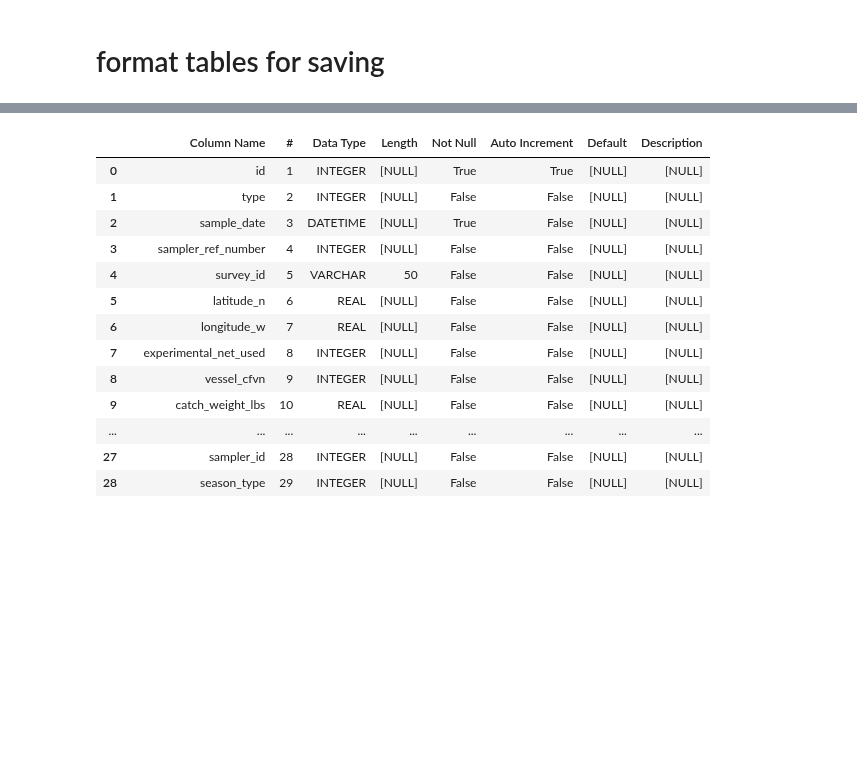
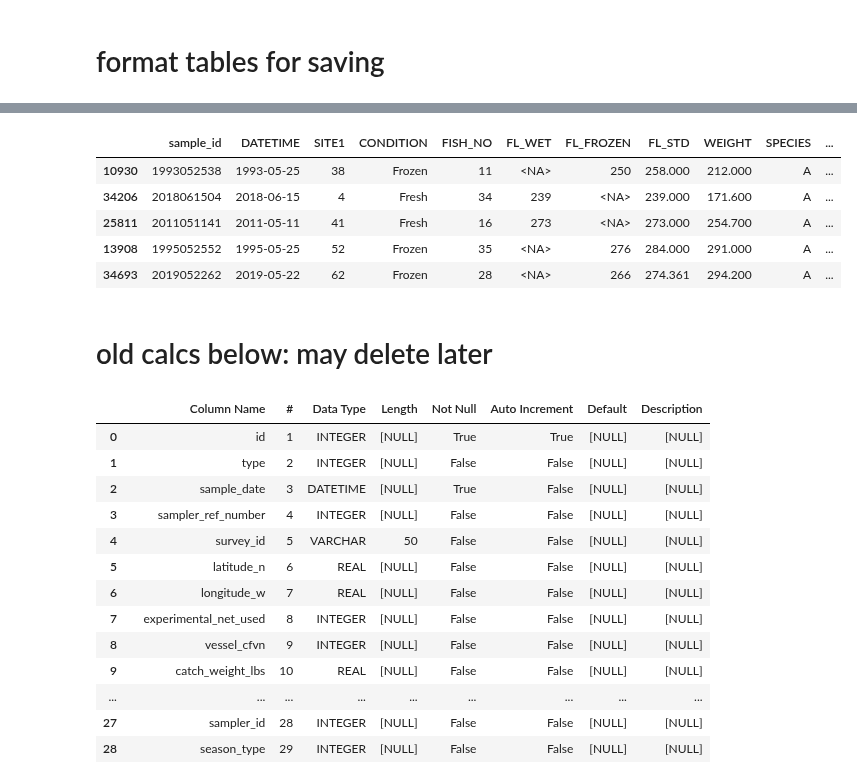
Before and after one commit to dfo-gulf-science/Gaspereau, a Jupyter notebook: 8. Data Wrangling - matching and creating tables.ipynb, the cells around one changed output, grey strips where cells are left out. Drawn from its saved outputs; the diff is of its cells as text; code cells hidden in the pictures; blank space fills up the shorter version.

Commit message:
rename matching columns, others ALLCAPS

```diff
--- a/8. Data Wrangling - matching and creating tables.ipynb
+++ b/8. Data Wrangling - matching and creating tables.ipynb
@@ -419,0 +352,18 @@ pd.merge(df_SD, df_FD, left_on='id', right_on='sample_id')[merged_columns]
+# %%
+# SAMPLE DATA
+"""uses all detail-related data available - doesn't match well with herring_fishdetail table"""
+
+rename_FD = {
+    'sample_id', 'DATETIME', 'SITE1', 'CONDITION', 'FISH_NO', 'FL_WET',
+    'FL_FROZEN', 'FL_STD', 'WEIGHT', 'SPECIES', 'SEX', 'MATURITY',
+    'GONAD_WEIGHT', '1st Person Aging', 'AGE', 'FSP', 'Comments',
+    '2nd Person Aging', 'AGE.1', 'FSP.1', 'Comments.1', 'Envelop Comments',
+    'AGE_notes', 'FSP_notes'
+}
+
+gaspereau_fishdetails = df_FD[[
+    'sample_id','DATETIME', 'SITE1',
+    'CONDITION', 'FISH_NO', 'FL_WET', 'FL_FROZEN', 'FL_STD', 'WEIGHT', 'SPECIES', 'SEX', 'MATURITY',
+    'GONAD_WEIGHT', '1st Person Aging', 'AGE', 'FSP', 'Comments', '2nd Person Aging', 'AGE.1', 'FSP.1', 'Comments.1',
+    'Envelop Comments', 'AGE_notes', 'FSP_notes'
+]]
@@ -420,3 +379,14 @@ pd.merge(df_SD, df_FD, left_on='id', right_on='sample_id')[merged_columns]
+# %%
+gaspereau_fishdetails.sample(5)
+# %% [output]
+|  | sample_id | DATETIME | SITE1 | CONDITION | FISH_NO | FL_WET | FL_FROZEN | FL_STD | WEIGHT | SPECIES | ... |
+| 10930 | 1993052538 | 1993-05-25 | 38 | Frozen | 11 | <NA> | 250 | 258.000 | 212.000 | A | ... |
+| 34206 | 2018061504 | 2018-06-15 | 4 | Fresh | 34 | 239 | <NA> | 239.000 | 171.600 | A | ... |
+| 25811 | 2011051141 | 2011-05-11 | 41 | Fresh | 16 | 273 | <NA> | 273.000 | 254.700 | A | ... |
+| 13908 | 1995052552 | 1995-05-25 | 52 | Frozen | 35 | <NA> | 276 | 284.000 | 291.000 | A | ... |
+| 34693 | 2019052262 | 2019-05-22 | 62 | Frozen | 28 | <NA> | 266 | 274.361 | 294.200 | A | ... |
+# %% [markdown]
+# old calcs below: may delete later
 # %%
 # import table formats from Excel (cut and paste properties from DBeaver sqlite db)
 tables_db_attributes = 'gaspereau database tables.xlsx'
```
Also changed, not shown: parts of 35 cells of this notebook.
